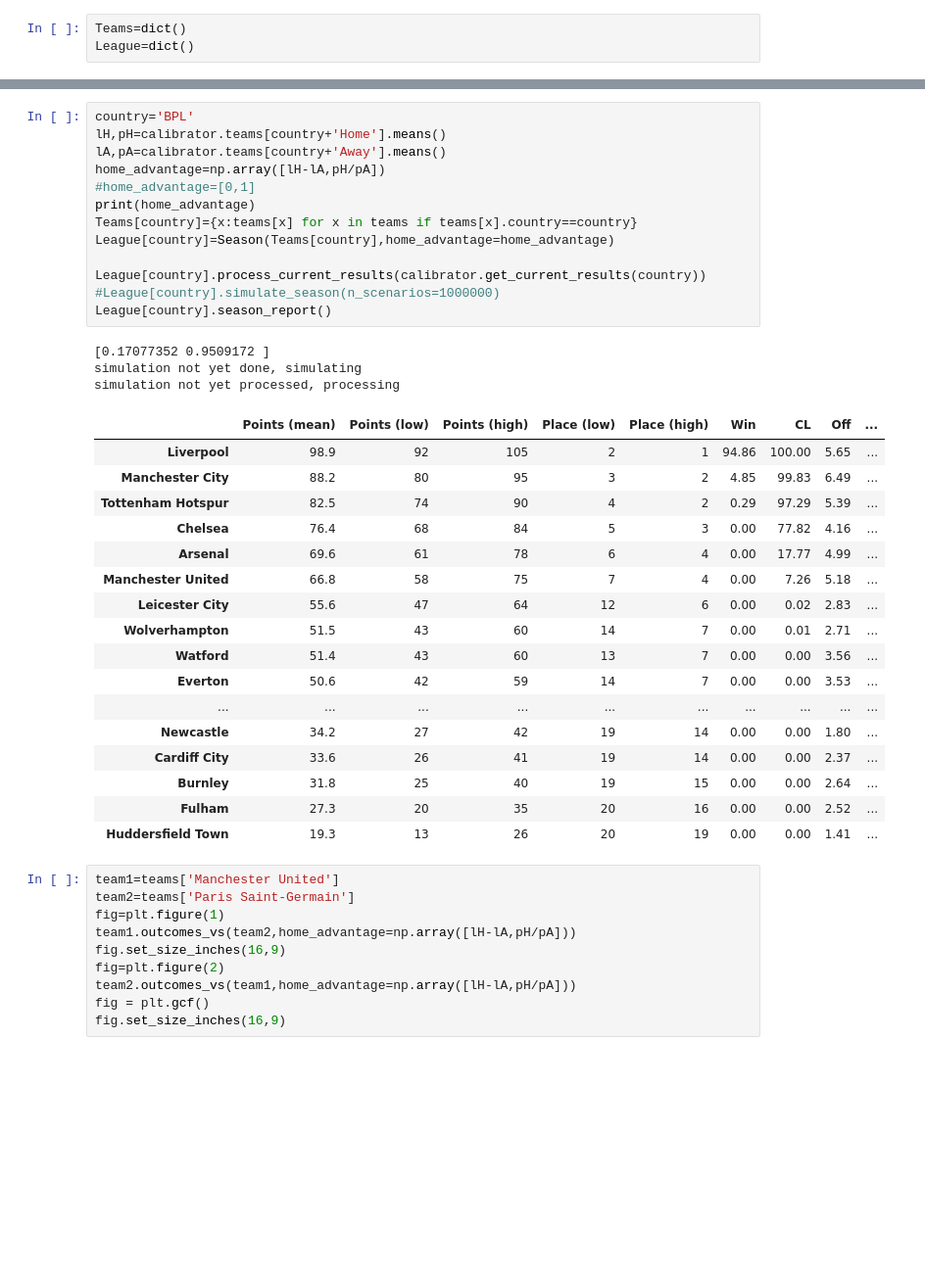
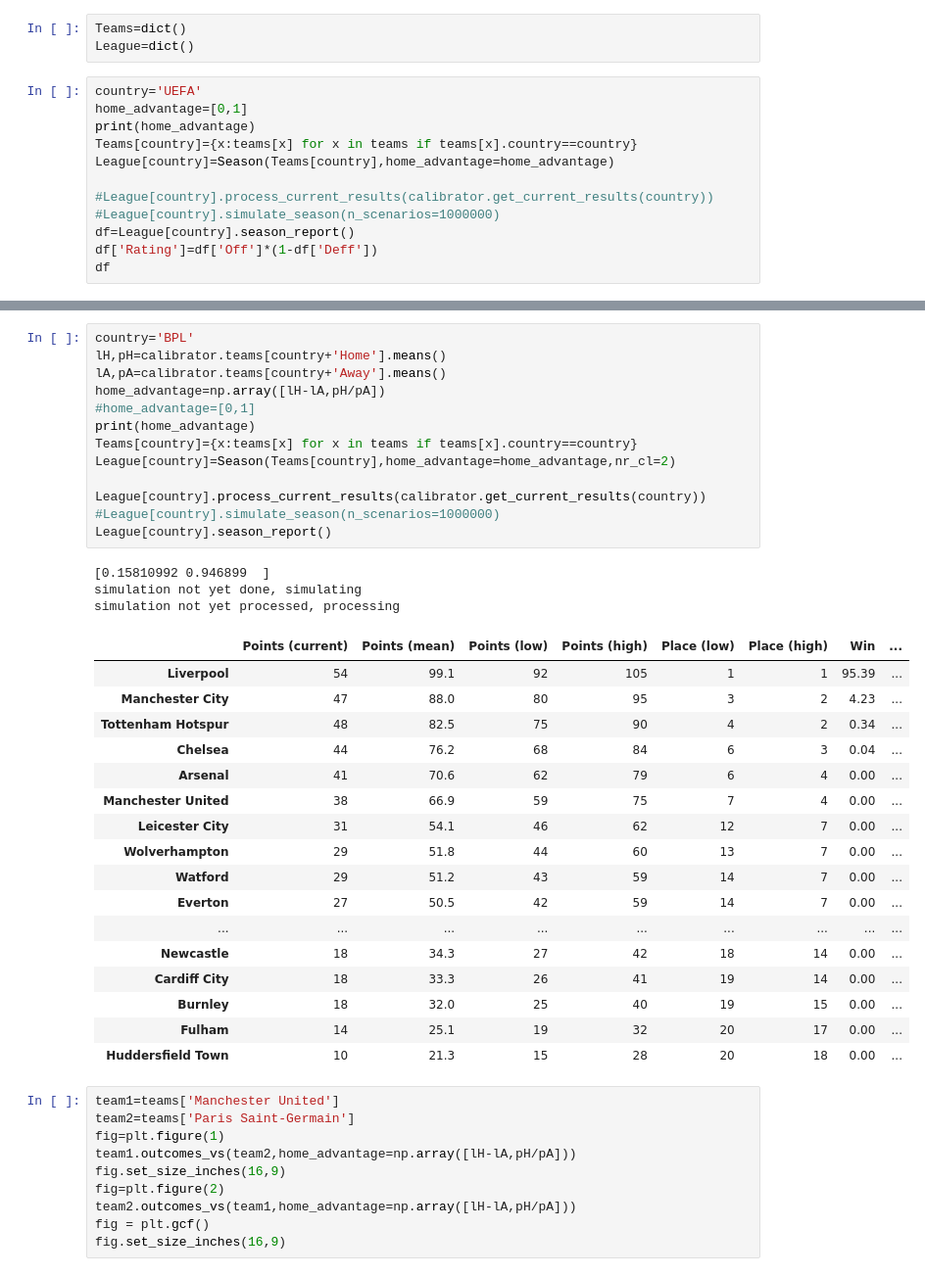
Before and after one commit to tchnvkng/football_sim, a Jupyter notebook: pl2.ipynb, the cells around one changed output, grey strips where cells are left out. Shown at 98% size. Saved outputs shown, nothing was run; the diff lists cells and outputs as text; blank space fills up the shorter version.

```diff
--- a/pl2.ipynb
+++ b/pl2.ipynb
@@ -19,3 +19,15 @@ file exists, loading
 # %%
 Teams=dict()
 League=dict()
+# %%
+country='UEFA'
+home_advantage=[0,1]
+print(home_advantage)
+Teams[country]={x:teams[x] for x in teams if teams[x].country==country}
+League[country]=Season(Teams[country],home_advantage=home_advantage)
+
+#League[country].process_current_results(calibrator.get_current_results(country))
+#League[country].simulate_season(n_scenarios=1000000)
+df=League[country].season_report()
+df['Rating']=df['Off']*(1-df['Deff'])
+df
@@ -22,37 +45,37 @@ League=dict()
 # %%
 country='BPL'
 lH,pH=calibrator.teams[country+'Home'].means()
 lA,pA=calibrator.teams[country+'Away'].means()
 home_advantage=np.array([lH-lA,pH/pA])
 #home_advantage=[0,1]
 print(home_advantage)
 Teams[country]={x:teams[x] for x in teams if teams[x].country==country}
-League[country]=Season(Teams[country],home_advantage=home_advantage)
+League[country]=Season(Teams[country],home_advantage=home_advantage,nr_cl=2)
 
 League[country].process_current_results(calibrator.get_current_results(country))
 #League[country].simulate_season(n_scenarios=1000000)
 League[country].season_report()
 # %% [output]
-[0.17077352 0.9509172 ]
+[0.15810992 0.946899  ]
 simulation not yet done, simulating
 simulation not yet processed, processing
-|  | Points (mean) | Points (low) | Points (high) | Place (low) | Place (high) | Win | CL | Off | ... |
-| Liverpool | 98.9 | 92 | 105 | 2 | 1 | 94.86 | 100.00 | 5.65 | ... |
-| Manchester City | 88.2 | 80 | 95 | 3 | 2 | 4.85 | 99.83 | 6.49 | ... |
-| Tottenham Hotspur | 82.5 | 74 | 90 | 4 | 2 | 0.29 | 97.29 | 5.39 | ... |
-| Chelsea | 76.4 | 68 | 84 | 5 | 3 | 0.00 | 77.82 | 4.16 | ... |
-| Arsenal | 69.6 | 61 | 78 | 6 | 4 | 0.00 | 17.77 | 4.99 | ... |
-| Manchester United | 66.8 | 58 | 75 | 7 | 4 | 0.00 | 7.26 | 5.18 | ... |
-| Leicester City | 55.6 | 47 | 64 | 12 | 6 | 0.00 | 0.02 | 2.83 | ... |
-| Wolverhampton | 51.5 | 43 | 60 | 14 | 7 | 0.00 | 0.01 | 2.71 | ... |
-| Watford | 51.4 | 43 | 60 | 13 | 7 | 0.00 | 0.00 | 3.56 | ... |
-| Everton | 50.6 | 42 | 59 | 14 | 7 | 0.00 | 0.00 | 3.53 | ... |
-| ... | ... | ... | ... | ... | ... | ... | ... | ... | ... |
-| Newcastle | 34.2 | 27 | 42 | 19 | 14 | 0.00 | 0.00 | 1.80 | ... |
-| Cardiff City | 33.6 | 26 | 41 | 19 | 14 | 0.00 | 0.00 | 2.37 | ... |
-| Burnley | 31.8 | 25 | 40 | 19 | 15 | 0.00 | 0.00 | 2.64 | ... |
-| Fulham | 27.3 | 20 | 35 | 20 | 16 | 0.00 | 0.00 | 2.52 | ... |
-| Huddersfield Town | 19.3 | 13 | 26 | 20 | 19 | 0.00 | 0.00 | 1.41 | ... |
+|  | Points (current) | Points (mean) | Points (low) | Points (high) | Place (low) | Place (high) | Win | ... |
+| Liverpool | 54 | 99.1 | 92 | 105 | 1 | 1 | 95.39 | ... |
+| Manchester City | 47 | 88.0 | 80 | 95 | 3 | 2 | 4.23 | ... |
+| Tottenham Hotspur | 48 | 82.5 | 75 | 90 | 4 | 2 | 0.34 | ... |
+| Chelsea | 44 | 76.2 | 68 | 84 | 6 | 3 | 0.04 | ... |
+| Arsenal | 41 | 70.6 | 62 | 79 | 6 | 4 | 0.00 | ... |
+| Manchester United | 38 | 66.9 | 59 | 75 | 7 | 4 | 0.00 | ... |
+| Leicester City | 31 | 54.1 | 46 | 62 | 12 | 7 | 0.00 | ... |
+| Wolverhampton | 29 | 51.8 | 44 | 60 | 13 | 7 | 0.00 | ... |
+| Watford | 29 | 51.2 | 43 | 59 | 14 | 7 | 0.00 | ... |
+| Everton | 27 | 50.5 | 42 | 59 | 14 | 7 | 0.00 | ... |
+| ... | ... | ... | ... | ... | ... | ... | ... | ... |
+| Newcastle | 18 | 34.3 | 27 | 42 | 18 | 14 | 0.00 | ... |
+| Cardiff City | 18 | 33.3 | 26 | 41 | 19 | 14 | 0.00 | ... |
+| Burnley | 18 | 32.0 | 25 | 40 | 19 | 15 | 0.00 | ... |
+| Fulham | 14 | 25.1 | 19 | 32 | 20 | 17 | 0.00 | ... |
+| Huddersfield Town | 10 | 21.3 | 15 | 28 | 20 | 18 | 0.00 | ... |
 # %%
 team1=teams['Manchester United']
 team2=teams['Paris Saint-Germain']
```
Also changed, not shown: parts of 2 cells of this notebook, 1 other file.
